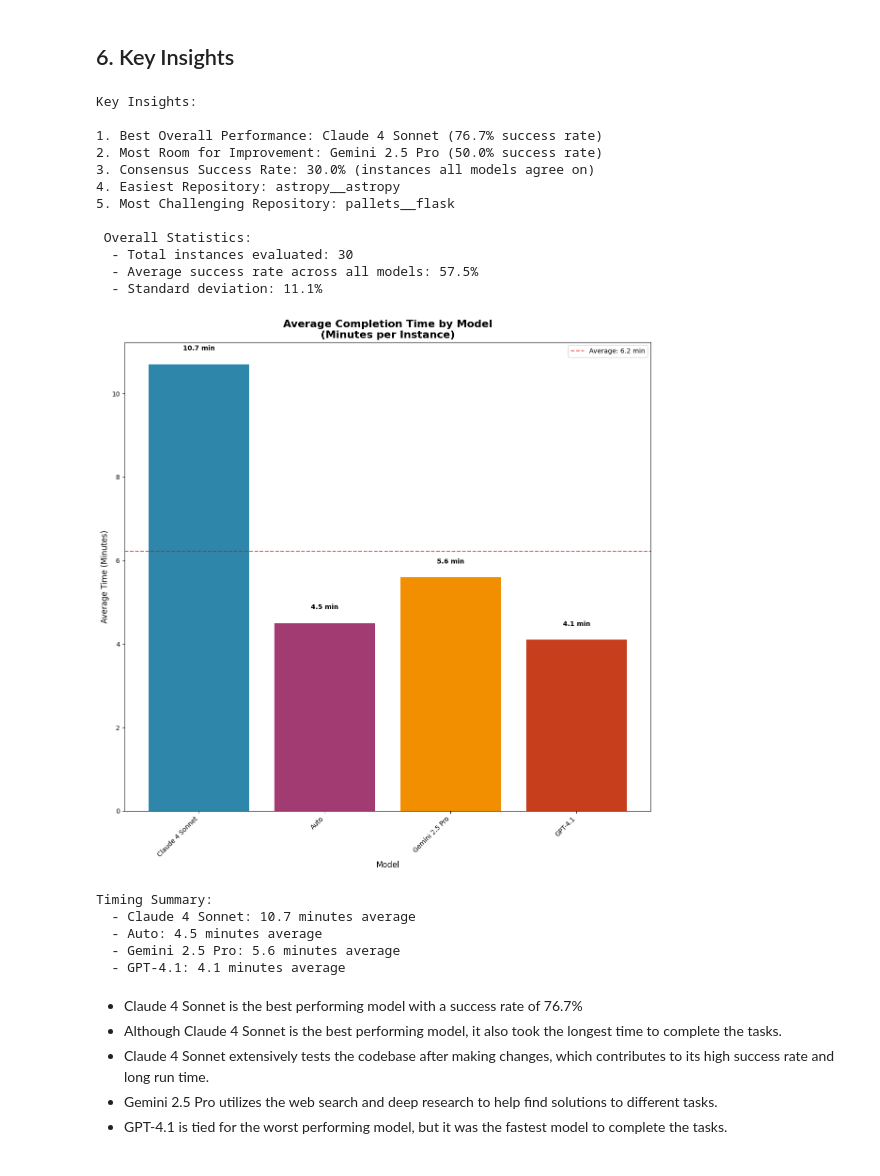
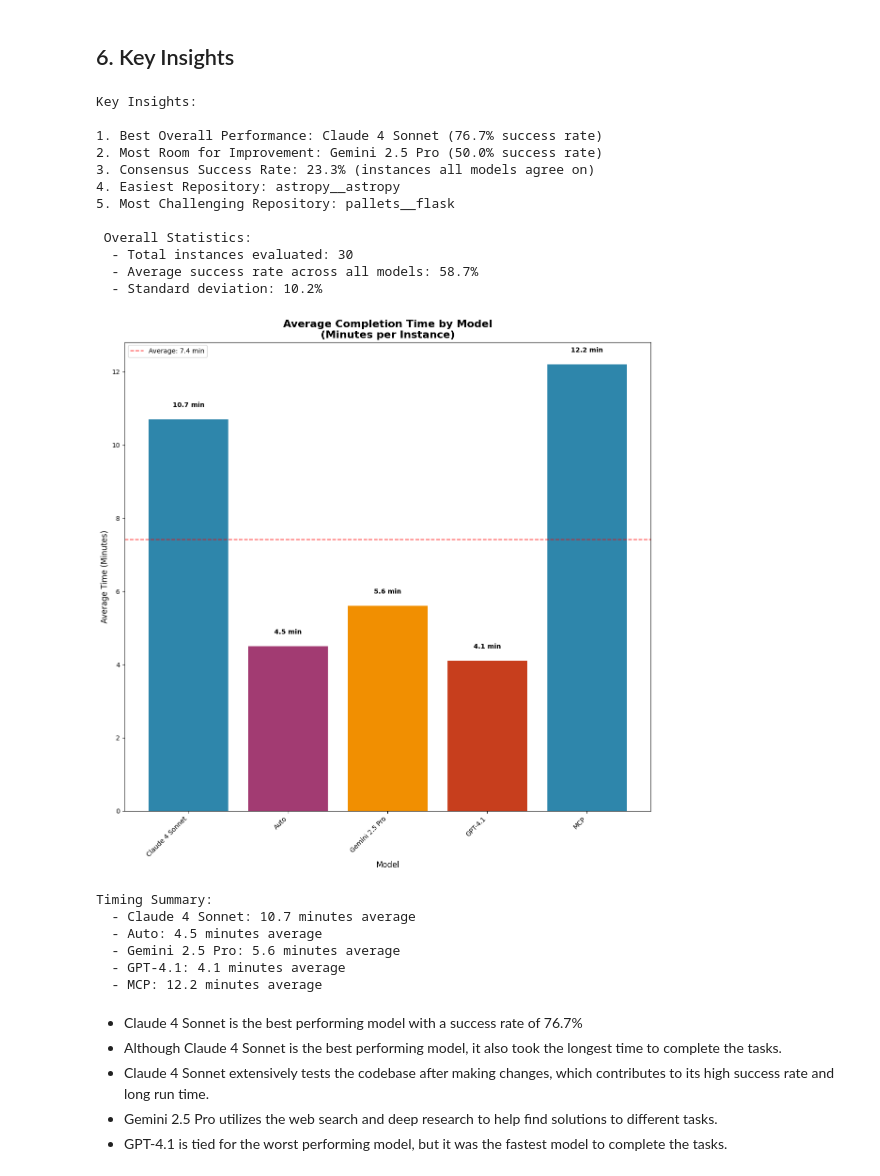
Before and after one commit to jerry-ng2/datascience-wg, a Jupyter notebook: cursor-testing/docs/analysis/cursor_analysis.ipynb, the cells around one changed output. Saved outputs shown, nothing was run; the diff lists cells and outputs as text; code cells hidden in the pictures.

```diff
--- a/cursor-testing/docs/analysis/cursor_analysis.ipynb
+++ b/cursor-testing/docs/analysis/cursor_analysis.ipynb
@@ -33,7 +34,8 @@ evaluation_files = {
     'Claude 4 Sonnet':  '../../data/cursor_evaluation/cursor.cursor_evaluation.json',
     'Auto': '../../data/cursor_evaluation/cursor.auto_evaluation.json',
     'Gemini 2.5 Pro': '../../data/cursor_evaluation/cursor.gemini_evaluation.json',
-    'GPT-4.1': '../../data/cursor_evaluation/cursor.gpt_evaluation.json'
+    'GPT-4.1': '../../data/cursor_evaluation/cursor.gpt_evaluation.json',
+    'MCP': '../../data/cursor_evaluation/cursor.mcp_evaluation.json'
 }
 
 data = {}
@@ -380,14 +383,14 @@ Key Insights:
 
 1. Best Overall Performance: Claude 4 Sonnet (76.7% success rate)
 2. Most Room for Improvement: Gemini 2.5 Pro (50.0% success rate)
-3. Consensus Success Rate: 30.0% (instances all models agree on)
+3. Consensus Success Rate: 23.3% (instances all models agree on)
 4. Easiest Repository: astropy__astropy
 5. Most Challenging Repository: pallets__flask
 
  Overall Statistics:
   - Total instances evaluated: 30
-  - Average success rate across all models: 57.5%
-  - Standard deviation: 11.1%
+  - Average success rate across all models: 58.7%
+  - Standard deviation: 10.2%
 # %%
 if models:
     # Estimated average completion times (in minutes) based on observed patterns
@@ -395,7 +398,8 @@ if models:
         'Claude 4 Sonnet': 10.7,
         'Auto': 4.5,
         'Gemini 2.5 Pro': 5.6,
-        'GPT-4.1': 4.1
+        'GPT-4.1': 4.1,
+        'MCP': 12.2
     }
 
     # Create timing data for available models
@@ -411,39 +415,40 @@ if models:
         bars = ax.bar(model_names, model_times, color=colors[:len(model_names)])
 
         ax.set_title('Average Completion Time by Model\n(Minutes per Instance)',
                      fontsize=16, fontweight='bold')
         ax.set_ylabel('Average Time (Minutes)', fontsize=12)
         ax.set_xlabel('Model', fontsize=12)
 
         # Add value labels on bars
         for bar, time in zip(bars, model_times):
             height = bar.get_height()
             ax.text(bar.get_x() + bar.get_width()/2., height + 0.3,
                      f'{time:.1f} min', ha='center', va='bottom', fontweight='bold')
 
         # Add horizontal line for average
         avg_time = np.mean(model_times)
         ax.axhline(y=avg_time, color='red', linestyle='--', alpha=0.7,
                    label=f'Average: {avg_time:.1f} min')
         ax.legend()
 
         plt.xticks(rotation=45, ha='right')
         plt.tight_layout()
         plt.show()
 
         print("Timing Summary:")
         for model, time in zip(model_names, model_times):
             print(f"  - {model}: {time:.1f} minutes average")
 
 else:
     print("No model data available for timing analysis")
 # %% [output]
-[figure, old version]
+[figure, new version]
 Timing Summary:
   - Claude 4 Sonnet: 10.7 minutes average
   - Auto: 4.5 minutes average
   - Gemini 2.5 Pro: 5.6 minutes average
   - GPT-4.1: 4.1 minutes average
+  - MCP: 12.2 minutes average
 # %% [markdown]
 - Claude 4 Sonnet is the best performing model with a success rate of 76.7%
 - Although Claude 4 Sonnet is the best performing model, it also took the longest time to complete the tasks.
```
Also changed, not shown: parts of 10 cells of this notebook.
